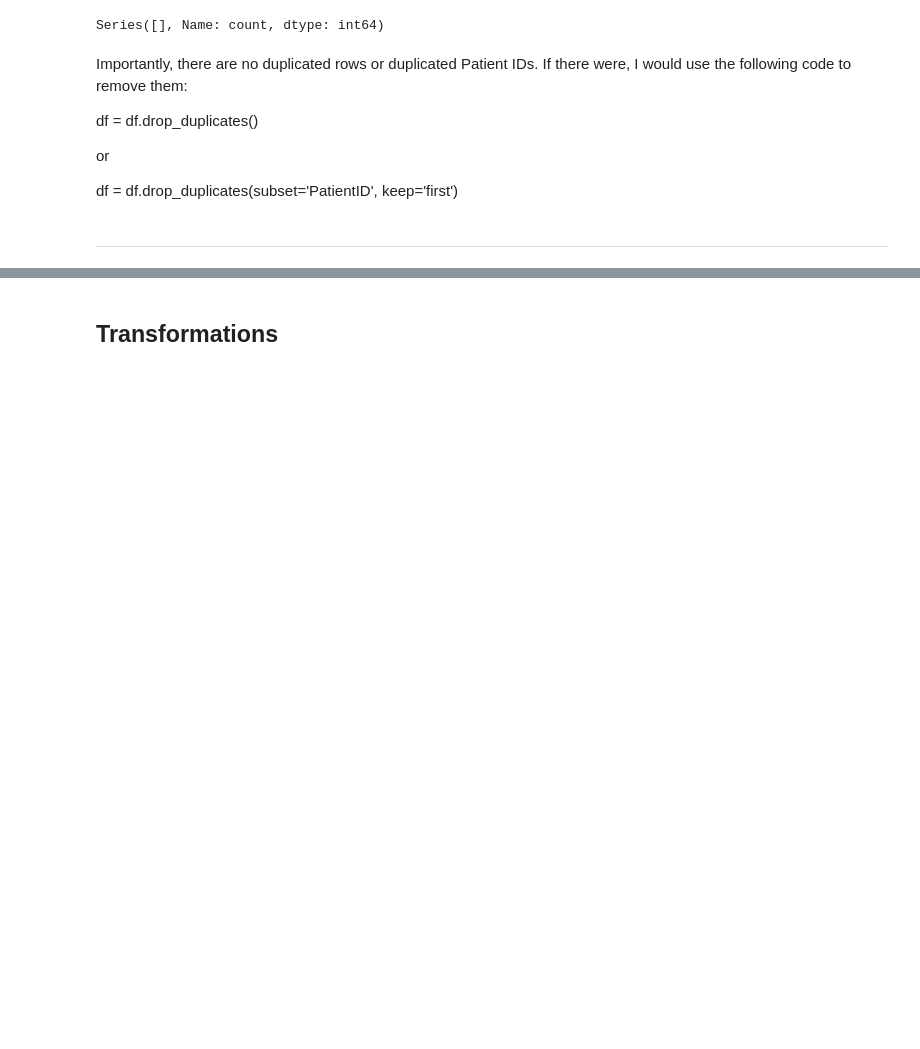
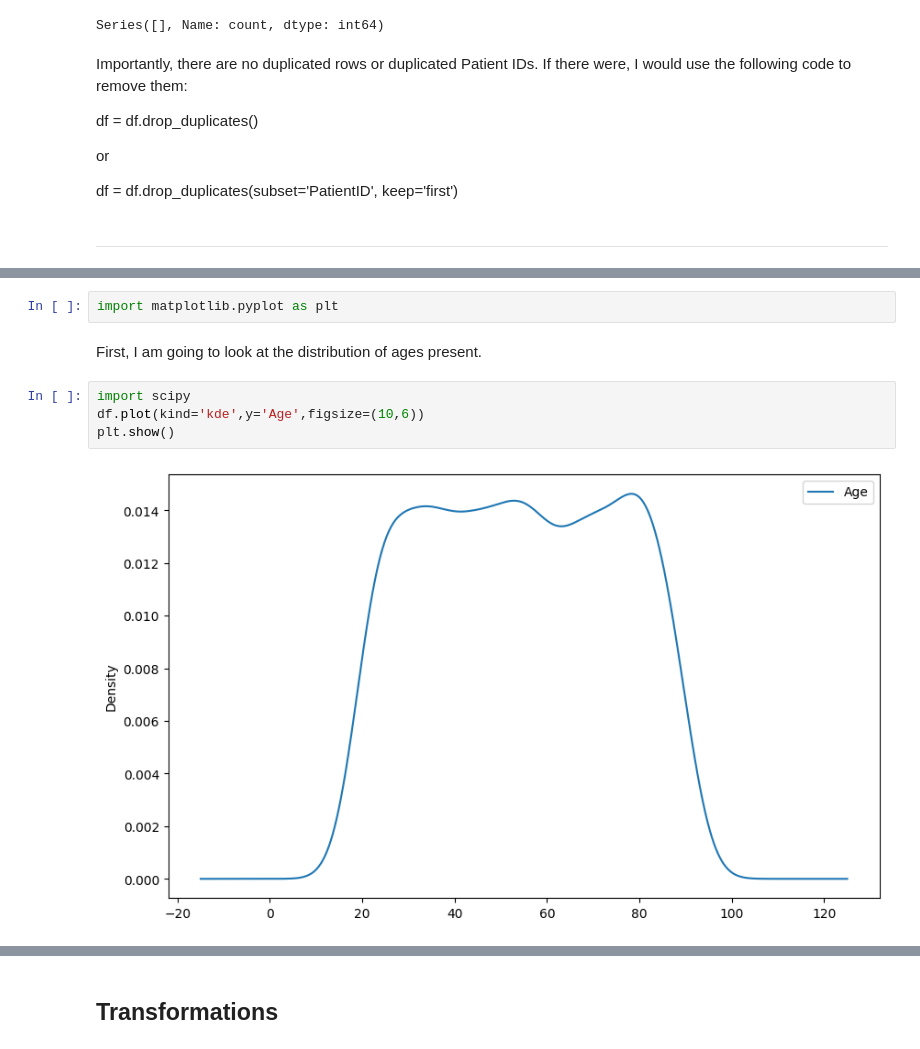
Before and after one commit to Sonya-J00/Chronic_Kidney_Disease, a Jupyter notebook: jupyter_notebooks/ETL.ipynb, the cells around one changed output, grey strips where cells are left out. Cells and saved outputs as stored; diff of their text form; blank space fills up the shorter version.

```diff
--- a/jupyter_notebooks/ETL.ipynb
+++ b/jupyter_notebooks/ETL.ipynb
@@ -206,0 +213,10 @@ df = df.drop_duplicates(subset='PatientID', keep='first')
+# %%
+import matplotlib.pyplot as plt
+# %% [markdown]
+First, I am going to look at the distribution of ages present.
+# %%
+import scipy
+df.plot(kind='kde',y='Age',figsize=(10,6))
+plt.show()
+# %% [output]
+[figure, added]
```
Also changed, not shown: parts of 18 cells of this notebook.
